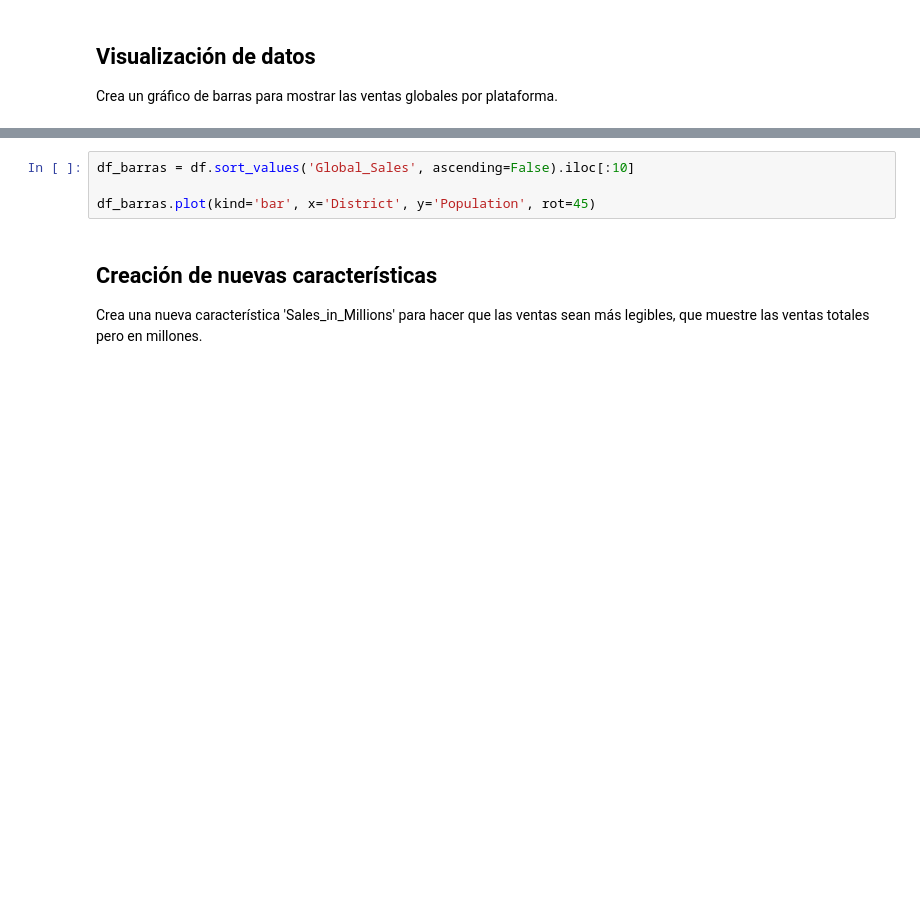
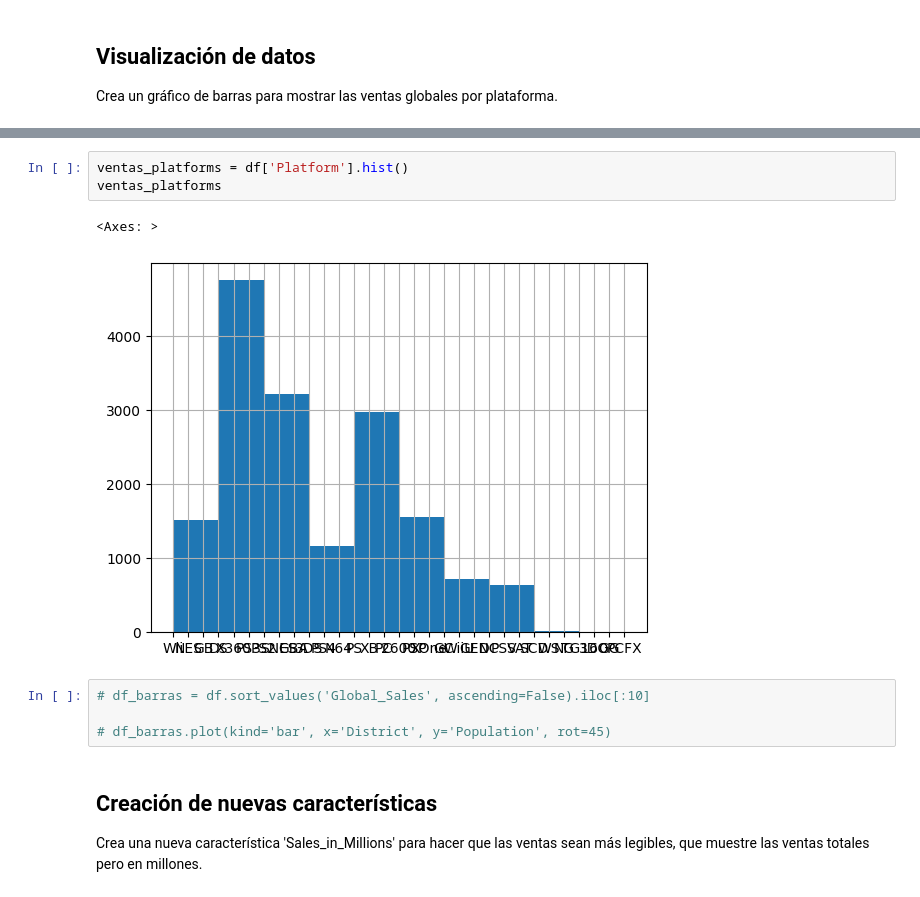
Before and after one commit to nyainamalala/curso_analisis_MalalaKamoryNyAina, a Jupyter notebook: m4-pandas/4.Pandas_Caso_Practico.ipynb, the cells around one changed output, grey strips where cells are left out. Cells and saved outputs as stored; diff of their text form; blank space fills up the shorter version.

```diff
--- a/m4-pandas/4.Pandas_Caso_Practico.ipynb
+++ b/m4-pandas/4.Pandas_Caso_Practico.ipynb
@@ -88,10 +89,16 @@ df.sort_values('Platform', ascending=False).head(1)
 # %% [output]
 |  | Rank | Name | Platform | Year | Genre | Publisher | NA_Sales | EU_Sales | JP_Sales | Other_Sales | ... |
 | 15052 | 15055 | NASCAR Heat Evolution | XOne | 2016.0 | Racing | Dusenberry Martin Racing | 0.02 | 0.0 | 0.0 | 0.0 | ... |
+# %%
+ventas_platforms = df['Platform'].hist()
+ventas_platforms
+# %% [output]
+<Axes: >
+[figure, added]
 # %%
-df_barras = df.sort_values('Global_Sales', ascending=False).iloc[:10]
+# df_barras = df.sort_values('Global_Sales', ascending=False).iloc[:10]
 
-df_barras.plot(kind='bar', x='District', y='Population', rot=45)
+# df_barras.plot(kind='bar', x='District', y='Population', rot=45)
 # %% [markdown]
 ## Creación de nuevas características
 
```
Also changed, not shown: parts of 4 cells of this notebook.
